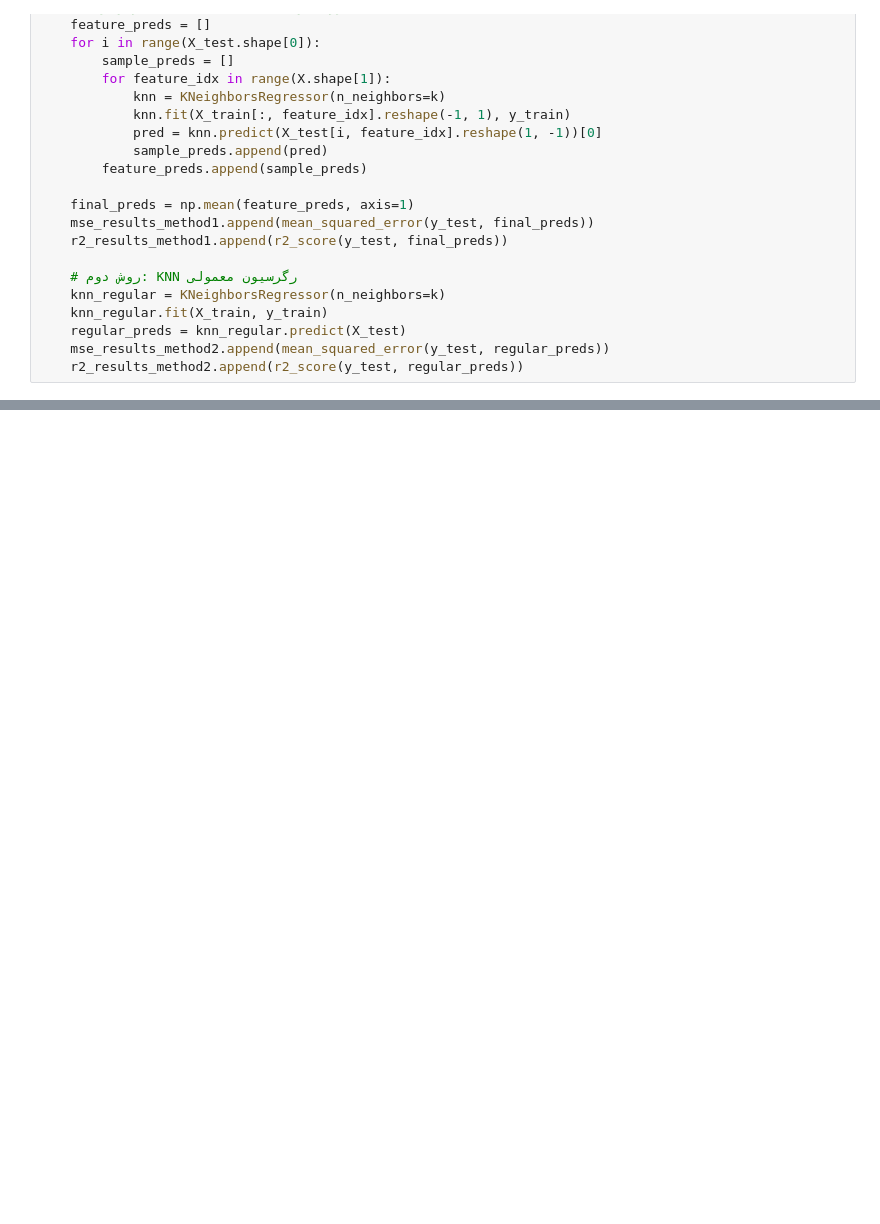
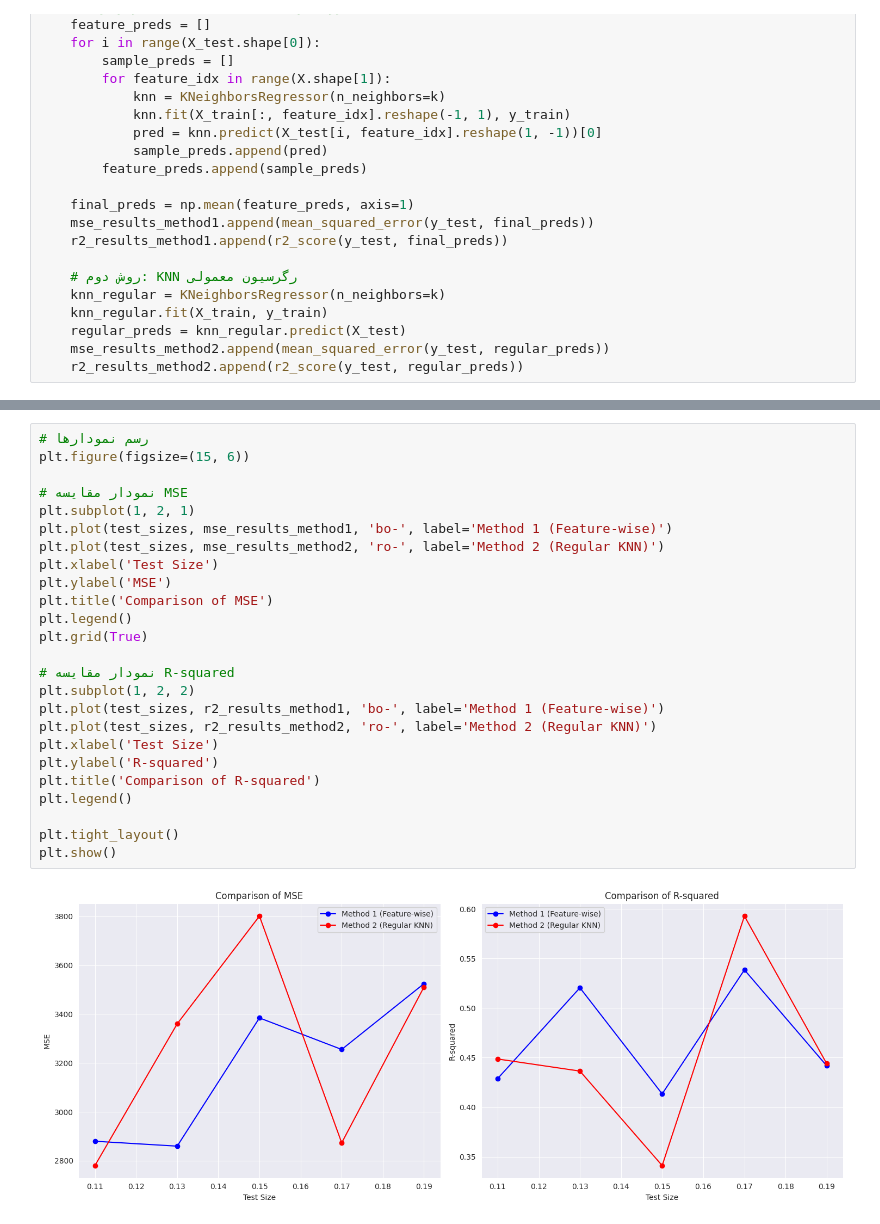
Before and after one commit to AzamChatrAzar/neumerical-datasets, a Jupyter notebook: dieabet_with_new_method.ipynb, the cells around one changed output, grey strips where cells are left out. Drawn from its saved outputs; the diff is of its cells as text; blank space fills up the shorter version.

```diff
--- a/dieabet_with_new_method.ipynb
+++ b/dieabet_with_new_method.ipynb
@@ -367,0 +417,27 @@ plt.show()
+# %%
+# رسم نمودارها
+plt.figure(figsize=(15, 6))
+
+# نمودار مقایسه MSE
+plt.subplot(1, 2, 1)
+plt.plot(test_sizes, mse_results_method1, 'bo-', label='Method 1 (Feature-wise)')
+plt.plot(test_sizes, mse_results_method2, 'ro-', label='Method 2 (Regular KNN)')
+plt.xlabel('Test Size')
+plt.ylabel('MSE')
+plt.title('Comparison of MSE')
+plt.legend()
+plt.grid(True)
+
+# نمودار مقایسه R-squared
+plt.subplot(1, 2, 2)
+plt.plot(test_sizes, r2_results_method1, 'bo-', label='Method 1 (Feature-wise)')
+plt.plot(test_sizes, r2_results_method2, 'ro-', label='Method 2 (Regular KNN)')
+plt.xlabel('Test Size')
+plt.ylabel('R-squared')
+plt.title('Comparison of R-squared')
+plt.legend()
+
+plt.tight_layout()
+plt.show()
+# %% [output]
+[figure, added]
```
Also changed, not shown: parts of 14 cells of this notebook.
